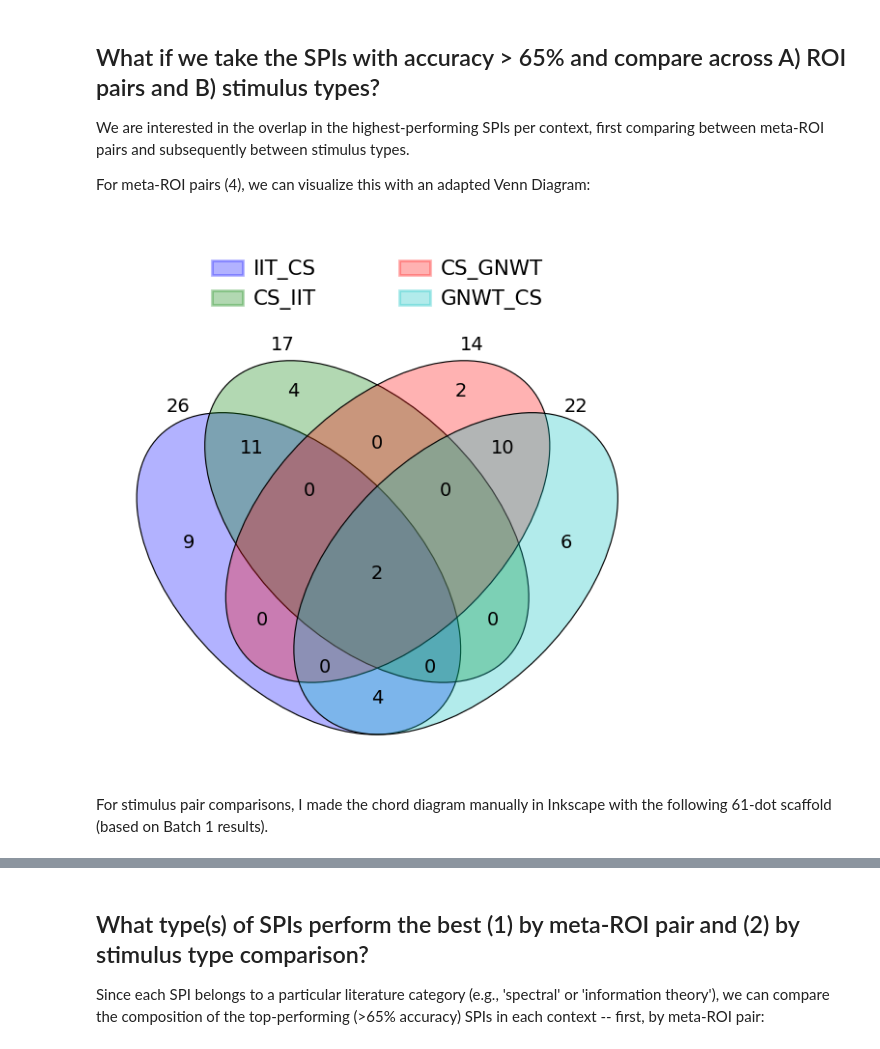
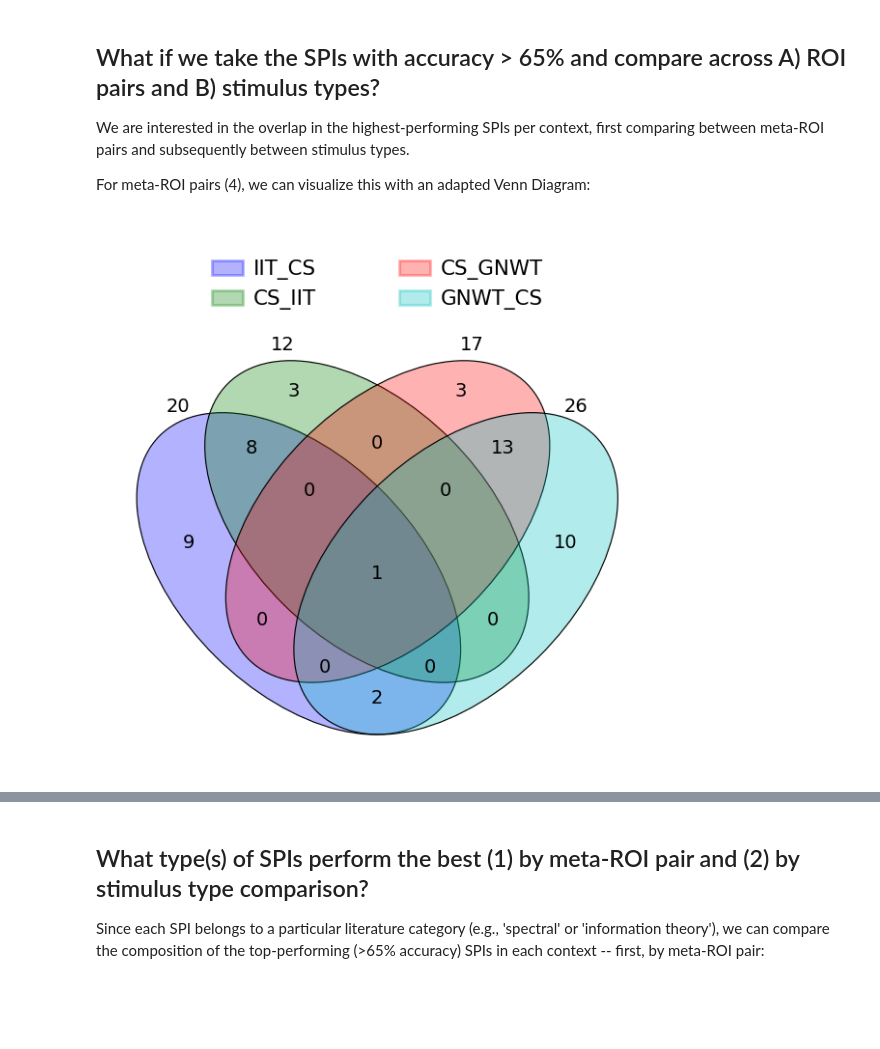
Before and after one commit to anniegbryant/Cogitate_Connectivity_2024, a Jupyter notebook: Step5_Visualize_All_Results.ipynb, the cells around one changed output, grey strips where cells are left out. Cells and saved outputs as stored; diff of their text form; code cells hidden in the pictures; blank space fills up the shorter version.

```diff
--- a/Step5_Visualize_All_Results.ipynb
+++ b/Step5_Visualize_All_Results.ipynb
@@ -140,4 +136,9 @@ for batch_number in [1, 2]:
         all_pyspi_res_averaged_epochs_list.append(pyspi_res_averaged)
 
 # Concatenate pyspi results
+averaged_stimulus_type_classification_res = pd.concat(averaged_stimulus_type_classification_res_list)
+averaged_relevance_type_classification_res = pd.concat(averaged_relevance_type_classification_res_list)
 all_pyspi_res_averaged_epochs = pd.concat(all_pyspi_res_averaged_epochs_list)
+
+# load pyspi SPI info
+pyspi_SPI_info = pd.read_csv("feature_extraction/pyspi_SPI_info.csv")
@@ -358,11 +284,12 @@ We are interested in the overlap in the highest-performing SPIs per context, fir
 
 For meta-ROI pairs (4), we can visualize this with an adapted Venn Diagram:
 # %%
-%%R -i stimulus_type_classification_res -o SPIs_greater_than_65_by_meta_ROI_pair,IIT_Category_Selective_list,Category_Selective_IIT_list,Category_Selective_GNWT_list,GNWT_Category_Selective_list
+%%R -i averaged_stimulus_type_classification_res -o SPIs_greater_than_65_by_meta_ROI_pair_batch1,IIT_Category_Selective_list_batch1,Category_Selective_IIT_list_batch1,Category_Selective_GNWT_list_batch1,GNWT_Category_Selective_list_batch1
 
 # First, compare across ROI pairs
-SPIs_greater_than_65_by_meta_ROI_pair <- stimulus_type_classification_res %>%
+SPIs_greater_than_65_by_meta_ROI_pair_batch1 <- averaged_stimulus_type_classification_res %>%
     mutate(accuracy = 100*accuracy) %>%
+    filter(Batch_Number == 1) %>%
     dplyr::select(meta_ROI_pair, SPI, accuracy) %>%
     group_by(meta_ROI_pair, SPI) %>%
     filter(accuracy == max(accuracy)) %>%
@@ -374,22 +301,20 @@ SPIs_greater_than_65_by_meta_ROI_pair <- stimulus_type_classification_res %>%
                                                                 "Category_Selective_GNWT",
                                                                 "GNWT_Category_Selective")))
 
-SPIs_greater_than_65_by_meta_ROI_pair_split <- split(SPIs_greater_than_65_by_meta_ROI_pair$SPI, SPIs_greater_than_65_by_meta_ROI_pair$meta_ROI_pair)
-IIT_Category_Selective_list <- SPIs_greater_than_65_by_meta_ROI_pair_split[[1]]
-Category_Selective_IIT_list <- SPIs_greater_than_65_by_meta_ROI_pair_split[[2]]
-Category_Selective_GNWT_list <- SPIs_greater_than_65_by_meta_ROI_pair_split[[3]]
-GNWT_Category_Selective_list <- SPIs_greater_than_65_by_meta_ROI_pair_split[[4]]
+SPIs_greater_than_65_by_meta_ROI_pair_split_batch1 <- split(SPIs_greater_than_65_by_meta_ROI_pair_batch1$SPI, SPIs_greater_than_65_by_meta_ROI_pair_batch1$meta_ROI_pair)
+IIT_Category_Selective_list_batch1 <- SPIs_greater_than_65_by_meta_ROI_pair_split_batch1[[1]]
+Category_Selective_IIT_list_batch1 <- SPIs_greater_than_65_by_meta_ROI_pair_split_batch1[[2]]
+Category_Selective_GNWT_list_batch1 <- SPIs_greater_than_65_by_meta_ROI_pair_split_batch1[[3]]
+GNWT_Category_Selective_list_batch1 <- SPIs_greater_than_65_by_meta_ROI_pair_split_batch1[[4]]
 # %%
 # Venn diagram for meta-ROI pairs
 my_sets = {
-    'IIT_CS': set(IIT_Category_Selective_list),
-        'CS_IIT': set(Category_Selective_IIT_list),
-        'CS_GNWT': set(Category_Selective_GNWT_list),
-        'GNWT_CS': set(GNWT_Category_Selective_list)
+    'IIT_CS': set(IIT_Category_Selective_list_batch1),
+        'CS_IIT': set(Category_Selective_IIT_list_batch1),
+        'CS_GNWT': set(Category_Selective_GNWT_list_batch1),
+        'GNWT_CS': set(GNWT_Category_Selective_list_batch1)
 }
 
 venny4py(sets = my_sets, out="plots/", ext="svg", dpi=300)
 # %% [output]
-[figure, old version]
+[figure, new version]
-# %% [markdown]
-For stimulus pair comparisons, I made the chord diagram manually in Inkscape with the following 61-dot scaffold (based on Batch 1 results).
```
Also changed, not shown: parts of 18 cells of this notebook, 18 other files.
